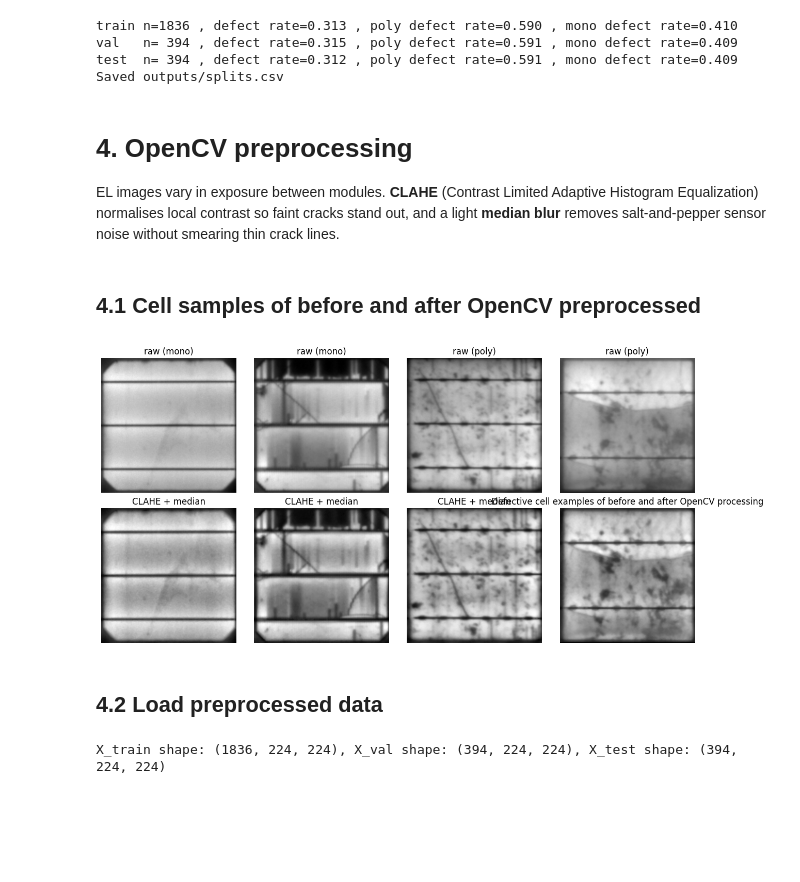
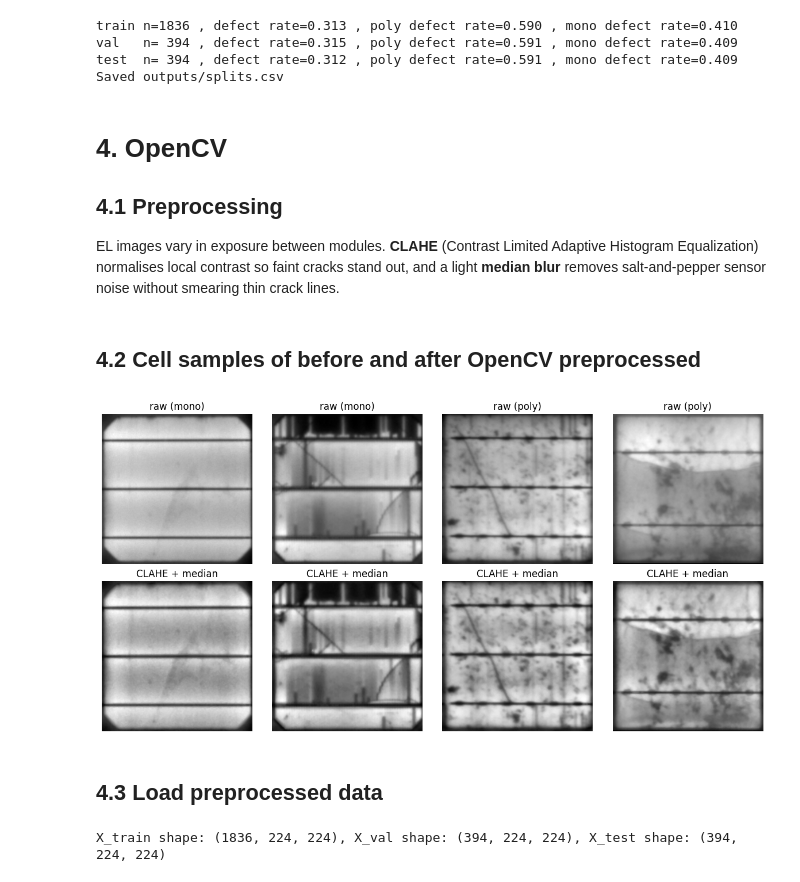
Before and after one commit to OctaviaMay/solar-el-defect-inspection, a Jupyter notebook: notebooks/01_eda_and_baselines.ipynb, the cells around one changed output. Saved outputs shown, nothing was run; the diff lists cells and outputs as text; code cells hidden in the pictures; blank space fills up the shorter version.

Commit message:
Add OpenCV baseline and model evaluation

```diff
--- a/notebooks/01_eda_and_baselines.ipynb
+++ b/notebooks/01_eda_and_baselines.ipynb
@@ -159,7 +159,10 @@ val   n= 394 , defect rate=0.315 , poly defect rate=0.591 , mono defect rate=0.4
 test  n= 394 , defect rate=0.312 , poly defect rate=0.591 , mono defect rate=0.409
 Saved outputs/splits.csv
 # %% [markdown]
-# 4. OpenCV preprocessing
+# 4. OpenCV
+
+## 4.1 Preprocessing
+
 EL images vary in exposure between modules.
 **CLAHE** (Contrast Limited Adaptive Histogram Equalization) normalises local contrast so faint cracks stand out,
 and a light **median blur** removes salt-and-pepper sensor noise without smearing thin crack lines.
@@ -173,22 +176,22 @@ def preprocess(fp, size=IMG_SIZE):
     im = cv2.medianBlur(im, 3)
     return cv2.resize(im, (size, size), interpolation=cv2.INTER_AREA)
 # %% [markdown]
-## 4.1 Cell samples of before and after OpenCV preprocessed
+## 4.2 Cell samples of before and after OpenCV preprocessed
 # %%
 # show before / after on defective examples
 ex = df[df.label == 1].groupby("type").sample(2, random_state=SEED)
 
 fig, axes = plt.subplots(2, len(ex), figsize=(3 * len(ex), 6))
 for i, (_, row) in enumerate(ex.iterrows()):
     axes[0, i].imshow(cv2.imread(row.filepath, cv2.IMREAD_GRAYSCALE), cmap="gray"); axes[0, i].set_title(f"raw ({row.type})")
     axes[1, i].imshow(preprocess(row.filepath, 300), cmap="gray"); axes[1, i].set_title("CLAHE + median")
     axes[0, i].axis("off"); axes[1, i].axis("off")
 
-plt.title('Defective cell examples of before and after OpenCV processing'); plt.tight_layout(); plt.show()
+plt.tight_layout(); plt.show()
 # %% [output]
-[figure, old version]
+[figure, new version]
 # %% [markdown]
-## 4.2 Load preprocessed data
+## 4.3 Load preprocessed data
 # %%
 # after OpenCV preprocessed once and cache in memory (2,624 x 224 x 224 uint8 ≈ 130 MB)
 def load_preprocessed_data(d):
```
Also changed, not shown: parts of 11 cells of this notebook, 3 other files.
